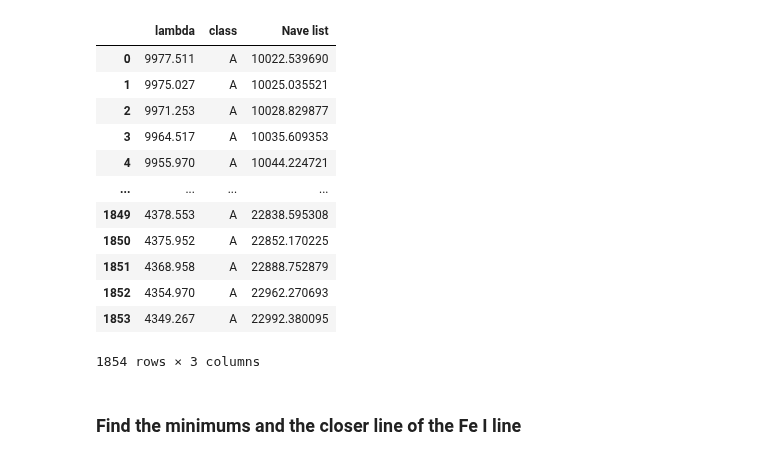
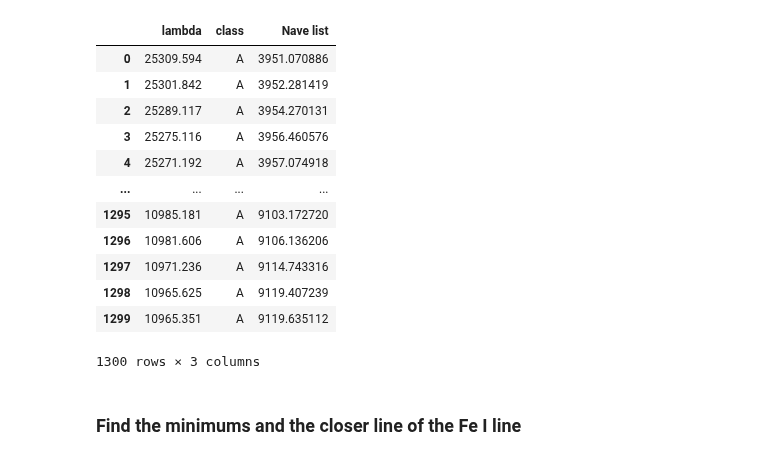
Before and after one commit to ccuellarn/Measurement-and-Characterization-of-Granulation-Patterns-in-the-IAG-Solar-Flux-Spectrum, a Jupyter notebook: Project/Visualizer/Visualizer.ipynb, the cells around one changed output. Drawn from its saved outputs; the diff is of its cells as text; code cells hidden in the pictures.

```diff
--- a/Project/Visualizer/Visualizer.ipynb
+++ b/Project/Visualizer/Visualizer.ipynb
@@ -13,25 +21,25 @@ raw_data = pd.read_excel(r"C:\Users\clauw\Documents\Programming\Final-Project\Pr
 # %%
 #Lines from the excel
 raw_lambda = pd.read_excel(r"C:\Users\clauw\Documents\Programming\Final-Project\Project\Visualizer\Clean lines\Nave list NIR.xlsx")
 raw_lambda['Nave list'] = (10**8)/raw_lambda['lambda']
-raw_lambda = raw_lambda[raw_lambda['Nave list'].between(10000,23000,inclusive='right')]
+raw_lambda = raw_lambda[raw_lambda['Nave list'].between(3950,9120,inclusive='right')]
 raw_lambda = raw_lambda[raw_lambda['class']=='A'].reset_index(drop=True)
 
 raw_lambda
 # %% [output]
 |  | lambda | class | Nave list |
-| 0 | 9977.511 | A | 10022.539690 |
-| 1 | 9975.027 | A | 10025.035521 |
-| 2 | 9971.253 | A | 10028.829877 |
-| 3 | 9964.517 | A | 10035.609353 |
-| 4 | 9955.970 | A | 10044.224721 |
+| 0 | 25309.594 | A | 3951.070886 |
+| 1 | 25301.842 | A | 3952.281419 |
+| 2 | 25289.117 | A | 3954.270131 |
+| 3 | 25275.116 | A | 3956.460576 |
+| 4 | 25271.192 | A | 3957.074918 |
 | ... | ... | ... | ... |
-| 1849 | 4378.553 | A | 22838.595308 |
-| 1850 | 4375.952 | A | 22852.170225 |
-| 1851 | 4368.958 | A | 22888.752879 |
-| 1852 | 4354.970 | A | 22962.270693 |
-| 1853 | 4349.267 | A | 22992.380095 |
+| 1295 | 10985.181 | A | 9103.172720 |
+| 1296 | 10981.606 | A | 9106.136206 |
+| 1297 | 10971.236 | A | 9114.743316 |
+| 1298 | 10965.625 | A | 9119.407239 |
+| 1299 | 10965.351 | A | 9119.635112 |
-1854 rows × 3 columns
+1300 rows × 3 columns
 # %% [markdown]
 ### Find the minimums and the closer line of the Fe I line
 # %%
```
Also changed, not shown: parts of 4 cells of this notebook, 1 other file.
